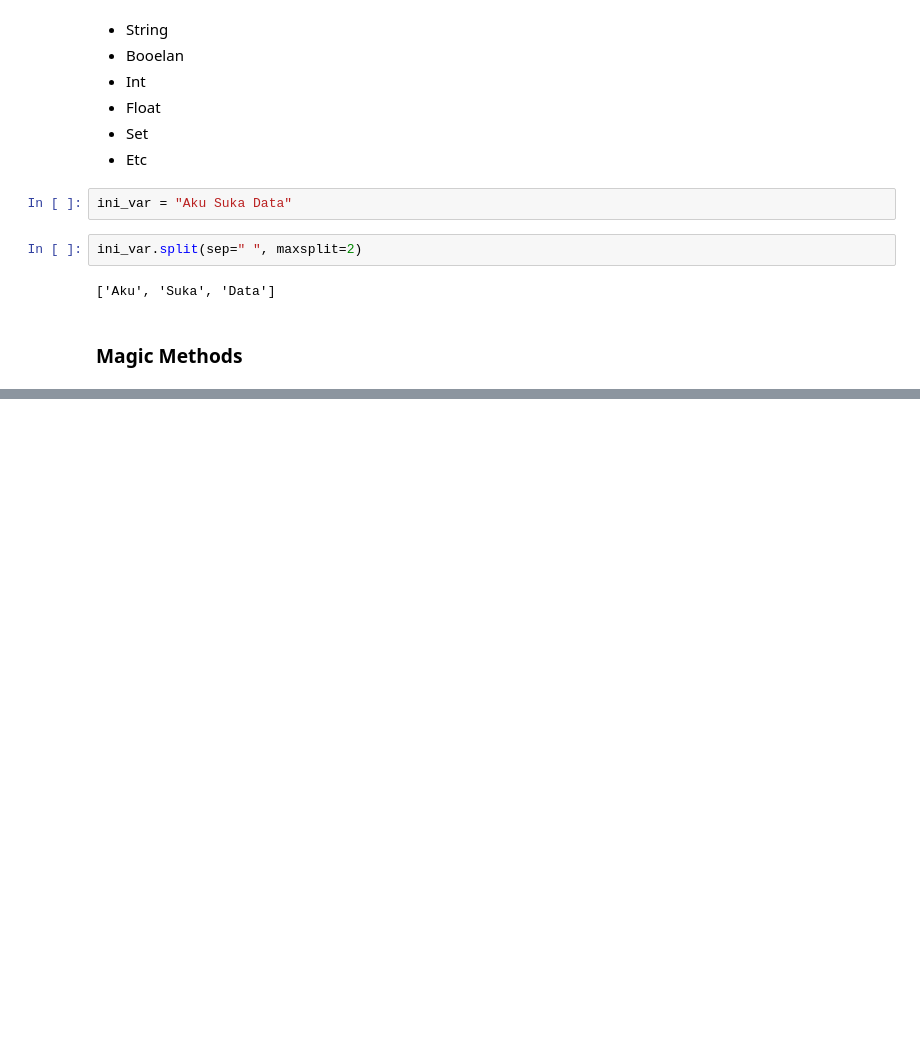
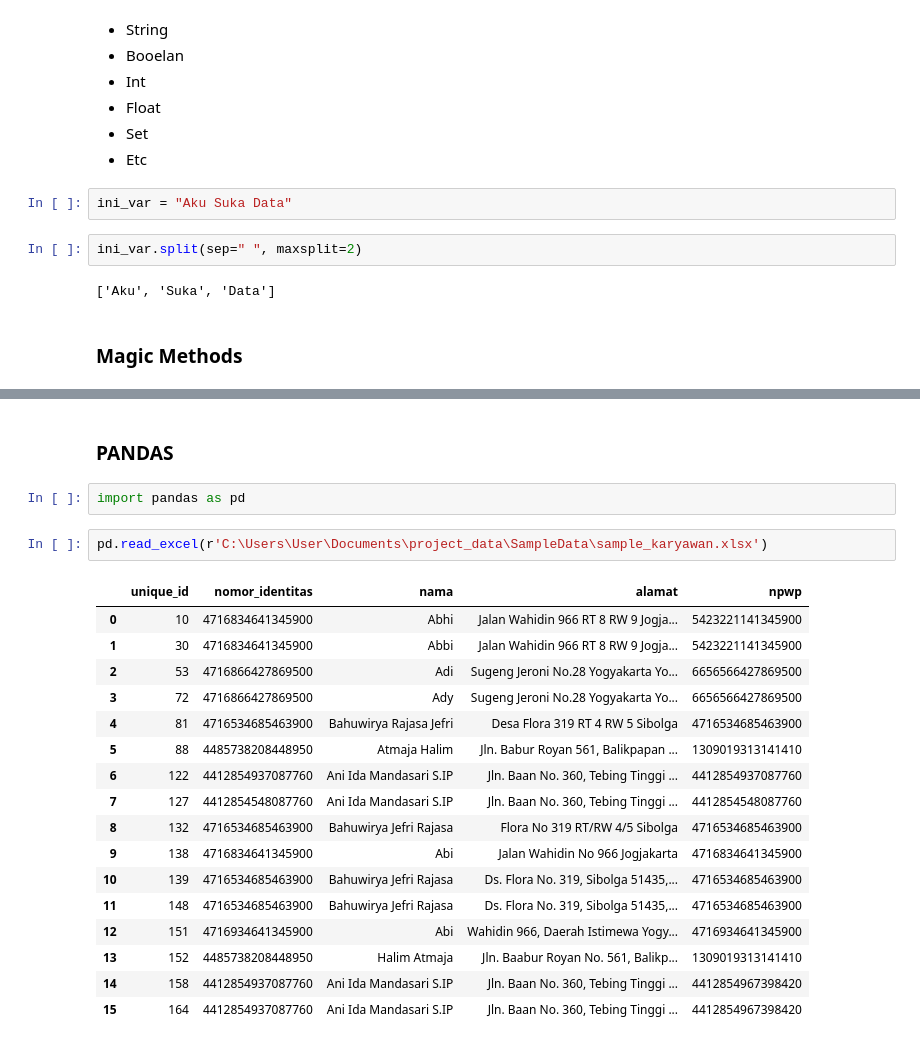
Before and after one commit to MochSyahrizal/project_data, a Jupyter notebook: testvscode.ipynb, the cells around one changed output, grey strips where cells are left out. Drawn from its saved outputs; the diff is of its cells as text; blank space fills up the shorter version.

```diff
--- a/testvscode.ipynb
+++ b/testvscode.ipynb
@@ -202,0 +339,24 @@ ini_var.split(sep=" ", maxsplit=2)
+# %% [markdown]
+### PANDAS
+# %%
+import pandas as pd
+# %%
+pd.read_excel(r'C:\Users\User\Documents\project_data\SampleData\sample_karyawan.xlsx')
+# %% [output]
+|  | unique_id | nomor_identitas | nama | alamat | npwp |
+| 0 | 10 | 4716834641345900 | Abhi | Jalan Wahidin 966 RT 8 RW 9 Jogja... | 5423221141345900 |
+| 1 | 30 | 4716834641345900 | Abbi | Jalan Wahidin 966 RT 8 RW 9 Jogja... | 5423221141345900 |
+| 2 | 53 | 4716866427869500 | Adi | Sugeng Jeroni No.28 Yogyakarta Yo... | 6656566427869500 |
+| 3 | 72 | 4716866427869500 | Ady | Sugeng Jeroni No.28 Yogyakarta Yo... | 6656566427869500 |
+| 4 | 81 | 4716534685463900 | Bahuwirya Rajasa Jefri | Desa Flora 319 RT 4 RW 5 Sibolga | 4716534685463900 |
+| 5 | 88 | 4485738208448950 | Atmaja Halim | Jln. Babur Royan 561, Balikpapan ... | 1309019313141410 |
+| 6 | 122 | 4412854937087760 | Ani Ida Mandasari S.IP | Jln. Baan No. 360, Tebing Tinggi ... | 4412854937087760 |
+| 7 | 127 | 4412854548087760 | Ani Ida Mandasari S.IP | Jln. Baan No. 360, Tebing Tinggi ... | 4412854548087760 |
+| 8 | 132 | 4716534685463900 | Bahuwirya Jefri Rajasa | Flora No 319 RT/RW 4/5 Sibolga | 4716534685463900 |
+| 9 | 138 | 4716834641345900 | Abi | Jalan Wahidin No 966 Jogjakarta | 4716834641345900 |
+| 10 | 139 | 4716534685463900 | Bahuwirya Jefri Rajasa | Ds. Flora No. 319, Sibolga 51435,... | 4716534685463900 |
+| 11 | 148 | 4716534685463900 | Bahuwirya Jefri Rajasa | Ds. Flora No. 319, Sibolga 51435,... | 4716534685463900 |
+| 12 | 151 | 4716934641345900 | Abi | Wahidin 966, Daerah Istimewa Yogy... | 4716934641345900 |
+| 13 | 152 | 4485738208448950 | Halim Atmaja | Jln. Baabur Royan No. 561, Balikp... | 1309019313141410 |
+| 14 | 158 | 4412854937087760 | Ani Ida Mandasari S.IP | Jln. Baan No. 360, Tebing Tinggi ... | 4412854967398420 |
+| 15 | 164 | 4412854937087760 | Ani Ida Mandasari S.IP | Jln. Baan No. 360, Tebing Tinggi ... | 4412854967398420 |
```
Also changed, not shown: parts of 40 cells of this notebook, 1 other file.
